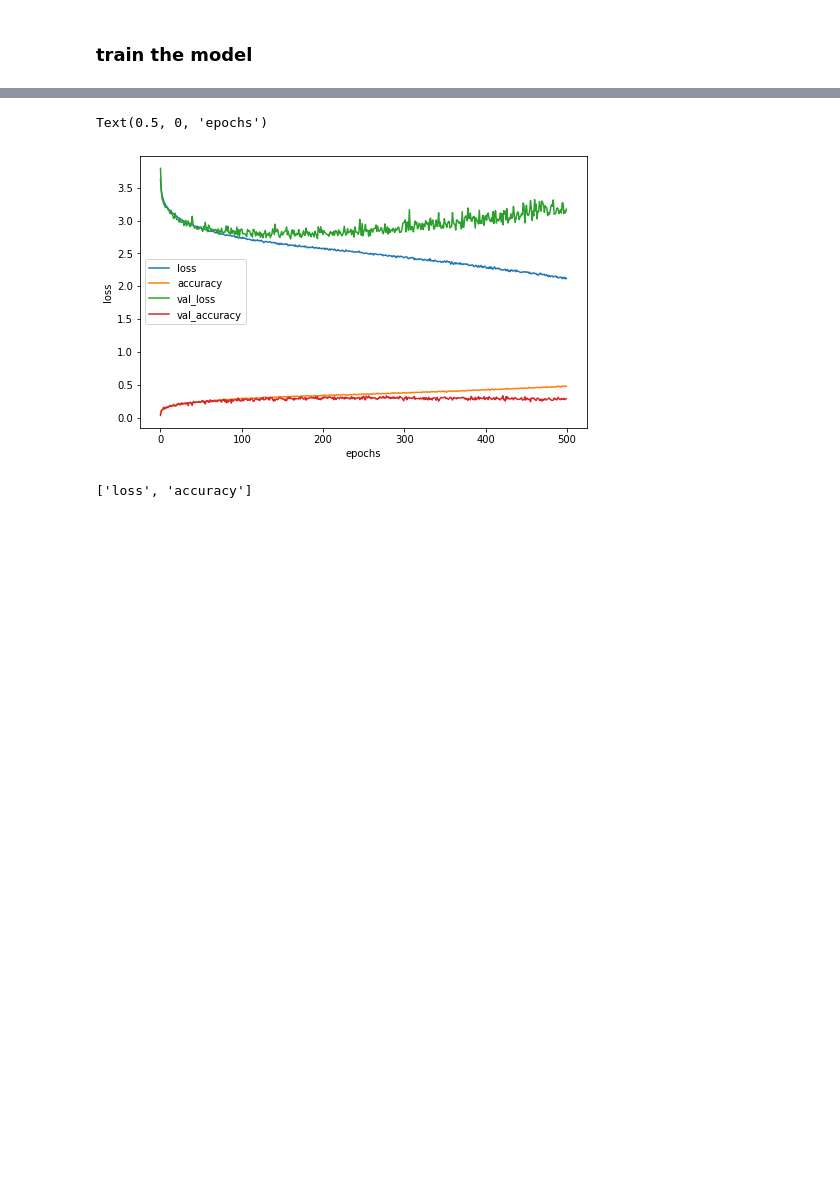
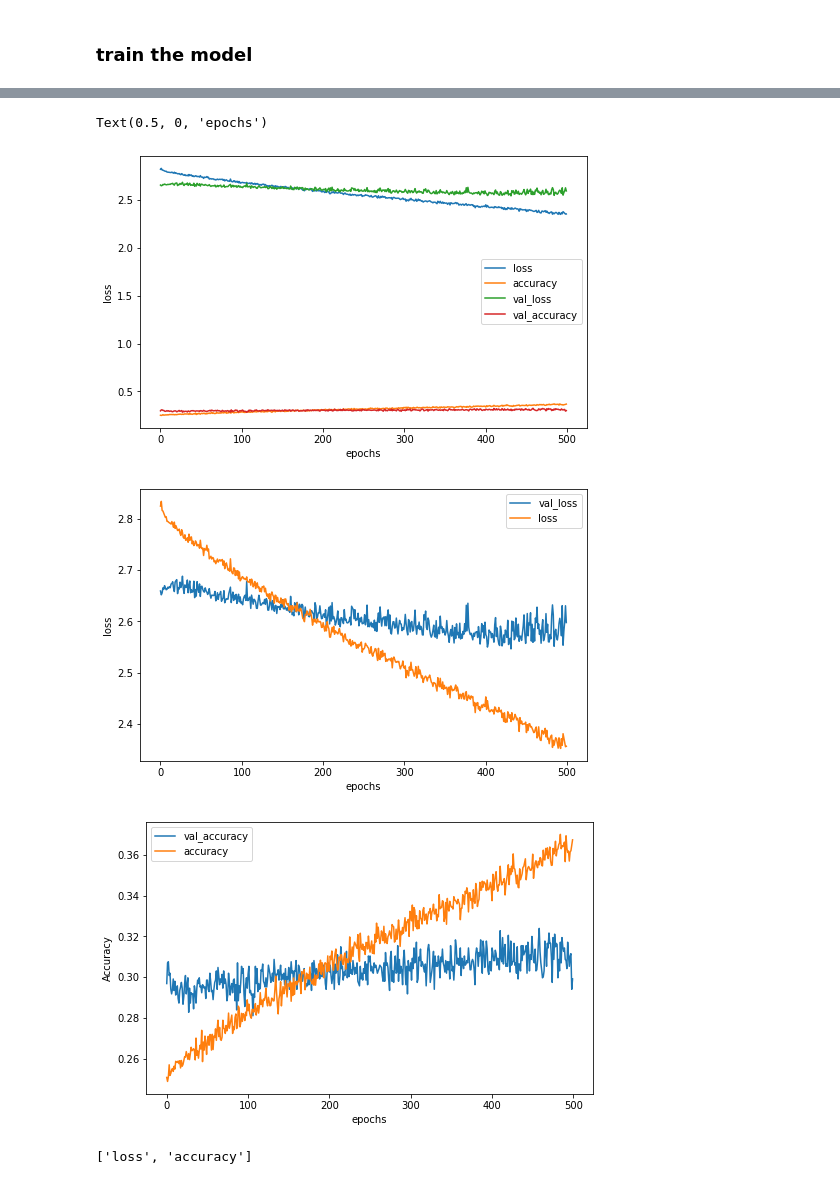
Before and after one commit to Auzlex/uwe-dsp, a Jupyter notebook: audio_cnn_test/FSD_Kaggle_Properly/CNN_CONV1D.ipynb, the cells around one changed output, grey strips where cells are left out. Cells and saved outputs as stored; diff of their text form; code cells hidden in the pictures; blank space fills up the shorter version.

```diff
--- a/audio_cnn_test/FSD_Kaggle_Properly/CNN_CONV1D.ipynb
+++ b/audio_cnn_test/FSD_Kaggle_Properly/CNN_CONV1D.ipynb
@@ -35,6 +35,9 @@ from tensorflow.keras.utils import to_categorical
 from tensorflow.keras.callbacks import ModelCheckpoint
 from tensorflow.keras.regularizers import l2
 
+from kapre.time_frequency import STFT, Magnitude, ApplyFilterbank, MagnitudeToDecibel
+
+
 print(tf.__version__)
 print("Num GPUs Available: ", len(tf.config.list_physical_devices('GPU')))
 
@@ -43,7 +46,7 @@ tf.random.set_seed(42)
 np.random.seed(42)
 
 # are we resuming training?
-resume = False
+resume = True
 # %% [output]
 2.8.0
 Num GPUs Available:  1
@@ -425,14 +417,17 @@ model_dir = os.path.join( dataset_root_dir, 'models')
 if resume is False:
     # this is where we will save the model too
     model_path = os.path.join(model_dir, f'KAPRE-MEL-{model.name.upper()}_lr-{learning_rate}_b1-{beta_1}_b2-{beta_2}_epsilon-{epsilon}_MAX_EPOCH-{EPOCHS}_BATCH-{BATCH_SIZE}.h5')
-# else:
-#     num_epochs = 500
-#     num_batch_size = 64#32 # recommend keeping same as saved model
-#     print("Resuming training...")
-#     model_path = os.path.join(model_dir, 'CONV2D_CNN-lr-0.0001_b1-0.99_b2-0.999_EPOCH-500_BATCH-32_cc_v8.h5')
-#     # Load best saved model
-#     print("Loading best saved model...")
-#     model = load_model(model_path)
+else:
+    num_epochs = 500
+    num_batch_size = 32 # recommend keeping same as saved model
+    print("Resuming training...")
+    model_path = os.path.join(model_dir, 'KAPRE-MEL-CNN_4XCONV2D_lr-0.0001_b1-0.99_b2-0.999_epsilon-1e-07_MAX_EPOCH-500_BATCH-32.h5')
+    # Load best saved model
+    print("Loading best saved model...")
+    model = load_model(model_path,custom_objects={'STFT':STFT,
+                        'Magnitude':Magnitude,
+                        'ApplyFilterbank':ApplyFilterbank,
+                        'MagnitudeToDecibel':MagnitudeToDecibel})
 
 model_path
 # %% [output]
@@ -493,11 +488,33 @@ Training time: 1:40:48.271044
+# %%
+# separate the dictionaries loss and accuracy into their own dictionary
+loss = history.history['loss']
+val_loss = history.history['val_loss']
+
+loss_dict = {'val_loss':val_loss, 'loss':loss}
+
+# separate the dictionaries accuracy and val_accuracy into their own dictionary
+accuracy = history.history['accuracy']
+val_accuracy = history.history['val_accuracy']
+
+accuracy_dict = {'val_accuracy':val_accuracy, 'accuracy':accuracy}
 # %%
 # plot history also known as loss curve
 pd.DataFrame(history.history).plot(figsize=(8, 5))
 plt.ylabel("loss")
 plt.xlabel("epochs")
+
+pd.DataFrame(loss_dict).plot(figsize=(8, 5))
+plt.ylabel("loss")
+plt.xlabel("epochs")
+
+pd.DataFrame(accuracy_dict).plot(figsize=(8, 5))
+plt.ylabel("Accuracy")
+plt.xlabel("epochs")
 # %% [output]
 Text(0.5, 0, 'epochs')
-[figure, old version]
+[figure, new version]
+[figure, added]
+[figure, added]
 # %%
 
 model.metrics_names
```
Also changed, not shown: parts of 12 cells of this notebook, 5 other files.
